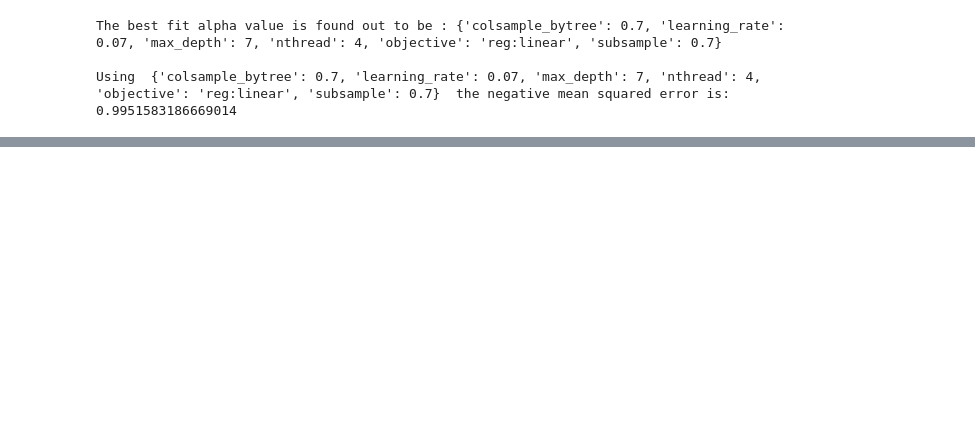
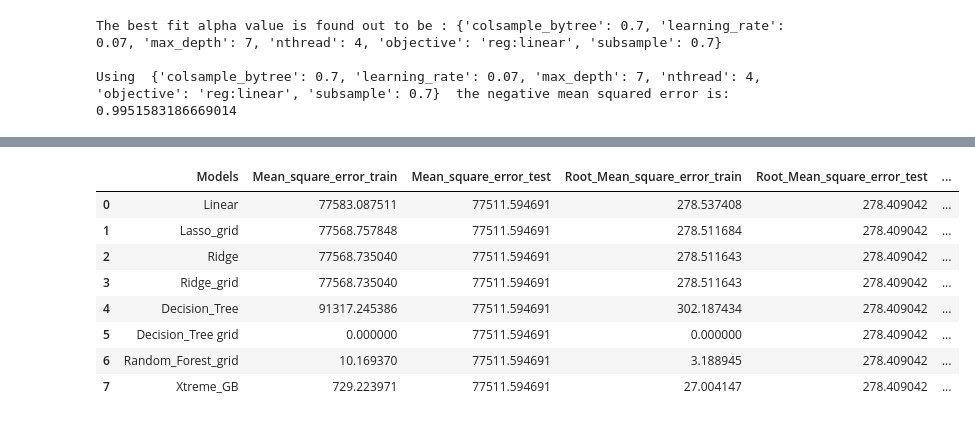
Before and after one commit to Kunaltembhare003/NYC-taxi-trip-time-Prediction, a Jupyter notebook: NYC_Taxi_Trip_Time_Prediction_Capstone_Project.ipynb, the cells around one changed output, grey strips where cells are left out. Saved outputs shown, nothing was run; the diff lists cells and outputs as text; code cells hidden in the pictures; blank space fills up the shorter version.

```diff
--- a/NYC_Taxi_Trip_Time_Prediction_Capstone_Project.ipynb
+++ b/NYC_Taxi_Trip_Time_Prediction_Capstone_Project.ipynb
@@ -1216,0 +1246,19 @@ r2_score(y_test,xgb_cv_y_predicted)
+# %%
+# list of all models
+model_name=['Linear','Lasso_grid','Ridge',"Ridge_grid",'Decision_Tree','Decision_Tree grid','Random_Forest_grid','Xtreme_GB']
+# %%
+# converting dictionary to dataframe
+matrix_df=pd.DataFrame.from_dict(dict,orient="index",columns=model_name)
+# %%
+# taking the transpose of the dataframe to make it more visual appealing
+matrix_df.transpose().reset_index().rename(columns={'index':'Models'})
+# %% [output]
+|  | Models | Mean_square_error_train | Mean_square_error_test | Root_Mean_square_error_train | Root_Mean_square_error_test | ... |
+| 0 | Linear | 77583.087511 | 77511.594691 | 278.537408 | 278.409042 | ... |
+| 1 | Lasso_grid | 77568.757848 | 77511.594691 | 278.511684 | 278.409042 | ... |
+| 2 | Ridge | 77568.735040 | 77511.594691 | 278.511643 | 278.409042 | ... |
+| 3 | Ridge_grid | 77568.735040 | 77511.594691 | 278.511643 | 278.409042 | ... |
+| 4 | Decision_Tree | 91317.245386 | 77511.594691 | 302.187434 | 278.409042 | ... |
+| 5 | Decision_Tree grid | 0.000000 | 77511.594691 | 0.000000 | 278.409042 | ... |
+| 6 | Random_Forest_grid | 10.169370 | 77511.594691 | 3.188945 | 278.409042 | ... |
+| 7 | Xtreme_GB | 729.223971 | 77511.594691 | 27.004147 | 278.409042 | ... |
```
Also changed, not shown: parts of 55 cells of this notebook.
